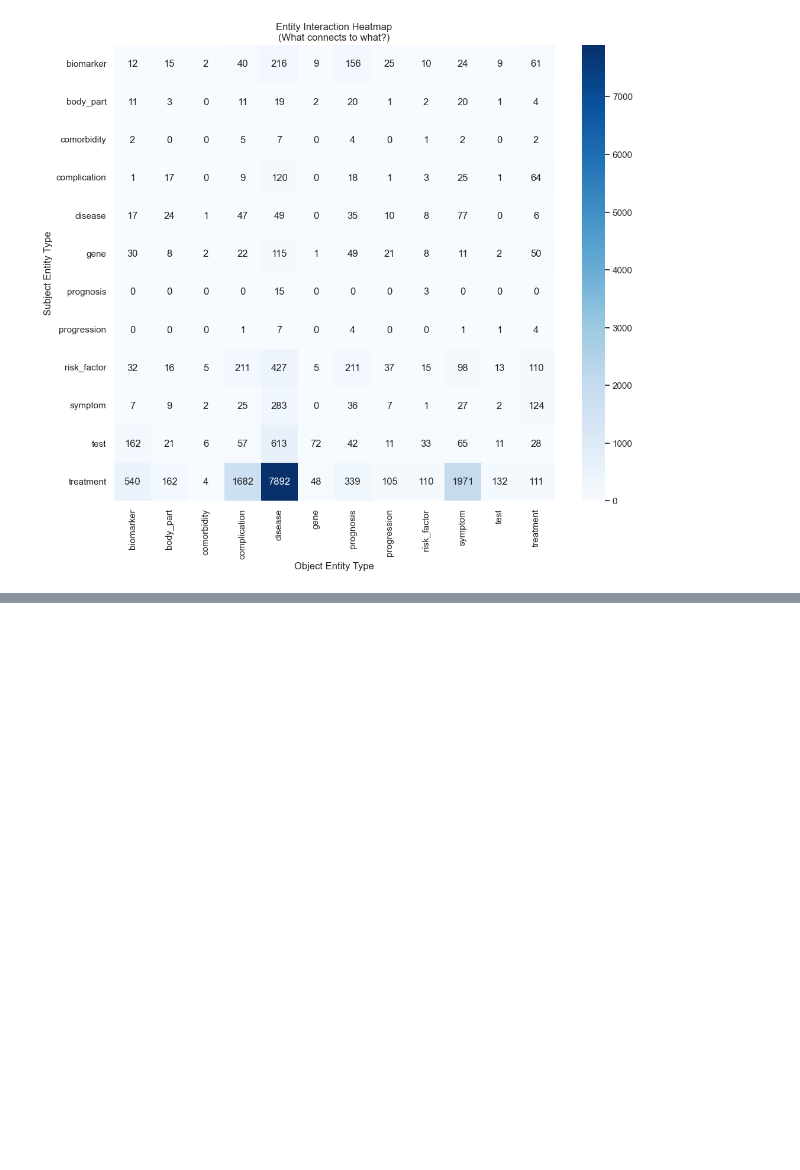
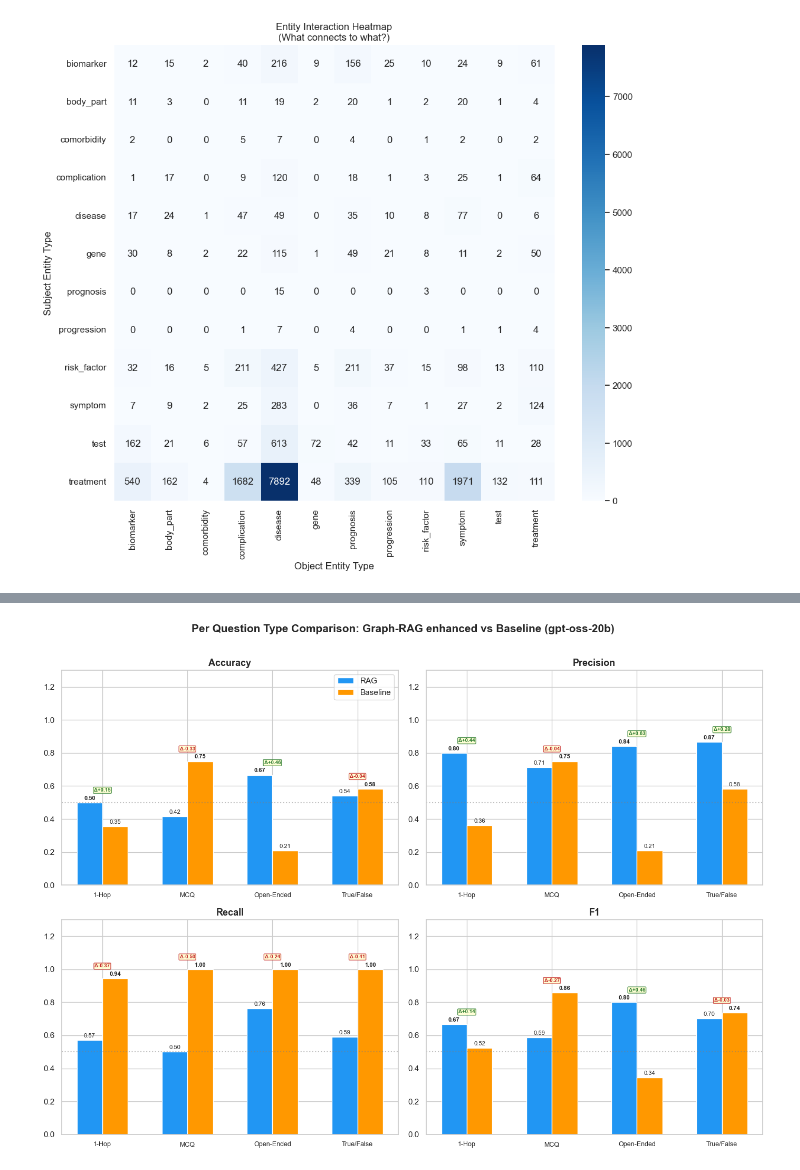
Before and after one commit to lkshmn/OncoGraphRAG, a Jupyter notebook: backend/Notebooks/eval_stats.ipynb, the cells around one changed output, grey strips where cells are left out. Saved outputs shown, nothing was run; the diff lists cells and outputs as text; code cells hidden in the pictures; blank space fills up the shorter version.

```diff
--- a/backend/Notebooks/relation_stats.ipynb
+++ b/backend/Notebooks/eval_stats.ipynb
@@ -168,0 +314,55 @@ plt.show()
+# %%
+# --- Per Question Type Comparison: RAG vs Baseline ---
+question_types = ['Simple 1-Hop', 'Simple MCQ', 'Simple Open-Ended', 'Simple True/False']
+metrics_list = ['Accuracy', 'Precision', 'Recall', 'F1']
+
+per_type_data = {
+    'Simple 1-Hop':      {'Accuracy': [0.5000, 0.3542], 'Precision': [0.8000, 0.3617], 'Recall': [0.5714, 0.9444], 'F1': [0.6667, 0.5231]},
+    'Simple MCQ':        {'Accuracy': [0.4167, 0.7500], 'Precision': [0.7143, 0.7500], 'Recall': [0.5000, 1.0000], 'F1': [0.5882, 0.8571]},
+    'Simple Open-Ended': {'Accuracy': [0.6667, 0.2083], 'Precision': [0.8421, 0.2083], 'Recall': [0.7619, 1.0000], 'F1': [0.8000, 0.3448]},
+    'Simple True/False': {'Accuracy': [0.5417, 0.5833], 'Precision': [0.8667, 0.5833], 'Recall': [0.5909, 1.0000], 'F1': [0.7027, 0.7368]},
+}
+
+fig, axes = plt.subplots(2, 2, figsize=(14, 10))
+axes = axes.flatten()
+
+for idx, metric in enumerate(metrics_list):
+    ax = axes[idx]
+    rag_vals = [per_type_data[qt][metric][0] for qt in question_types]
+    base_vals = [per_type_data[qt][metric][1] for qt in question_types]
+
+    x = np.arange(len(question_types))
+    width = 0.3
+
+    bars1 = ax.bar(x - width/2, rag_vals, width, label='RAG', color='#2196F3')
+    bars2 = ax.bar(x + width/2, base_vals, width, label='Baseline', color='#FF9800')
+
+    for i, (b1, b2) in enumerate(zip(bars1, bars2)):
+        r, b = rag_vals[i], base_vals[i]
+        ax.text(b1.get_x() + b1.get_width()/2., b1.get_height() + 0.01,
+                f'{r:.2f}', ha='center', va='bottom', fontsize=8,
+                fontweight='bold' if r >= b else 'normal')
+        ax.text(b2.get_x() + b2.get_width()/2., b2.get_height() + 0.01,
+                f'{b:.2f}', ha='center', va='bottom', fontsize=8,
+                fontweight='bold' if b >= r else 'normal')
+        delta = r - b
+        delta_color = '#2E7D32' if delta > 0 else '#C62828'
+        mid_x = (b1.get_x() + b2.get_x() + b2.get_width()) / 2
+        top_y = max(r, b) + 0.06
+        ax.text(mid_x, top_y, f'\u0394{delta:+.2f}', ha='center', va='bottom',
+                fontsize=7, fontweight='bold', color=delta_color,
+                bbox=dict(boxstyle='round,pad=0.15', facecolor='#FFFFCC', edgecolor=delta_color, alpha=0.8))
+
+    ax.set_title(metric, fontsize=13, fontweight='bold')
+    ax.set_xticks(x)
+    ax.set_xticklabels([t.replace('Simple ', '') for t in question_types], fontsize=9)
+    ax.set_ylim(0, 1.3)
+    ax.axhline(y=0.5, color='gray', linestyle=':', alpha=0.5)
+    if idx == 0:
+        ax.legend()
+
+fig.suptitle('Per Question Type Comparison: Graph-RAG enhanced vs Baseline (gpt-oss-20b)', fontsize=15, fontweight='bold', y=1.01)
+plt.tight_layout()
+plt.show()
+# %% [output]
+[figure, added]
```
Also changed, not shown: parts of 5 cells of this notebook, 1 other file.
